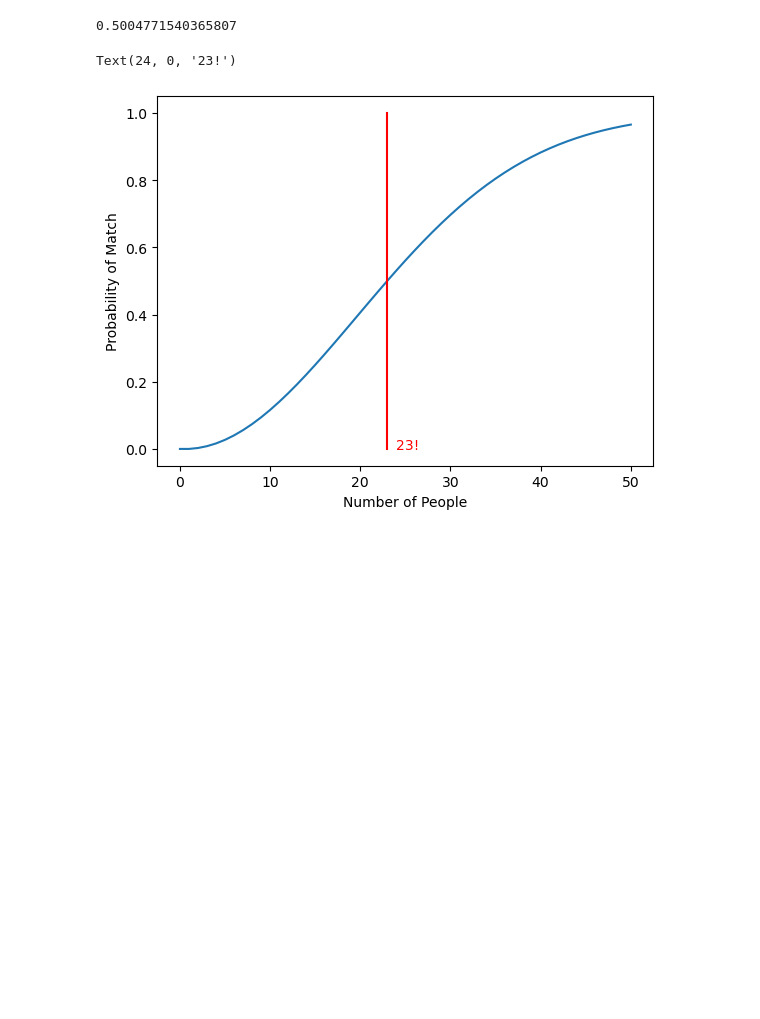
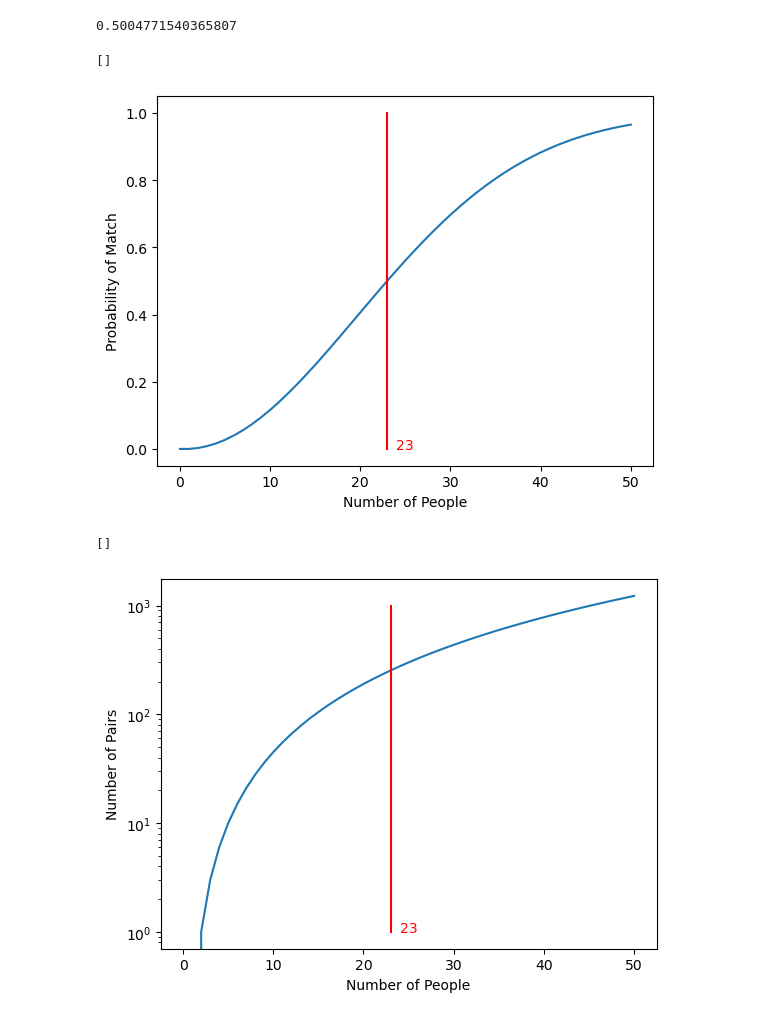
Before and after one commit to flapbat/RandomProjects, a Jupyter notebook: BirthdayProblem.ipynb, the cells around one changed output. Cells and saved outputs as stored; diff of their text form; code cells hidden in the pictures; blank space fills up the shorter version.

```diff
--- a/BirthdayProblem.ipynb
+++ b/BirthdayProblem.ipynb
@@ -18,7 +18,21 @@ plt.plot(ns, probs)
 plt.xlabel("Number of People")
 plt.ylabel("Probability of Match")
 plt.plot([23,23],[0,1], color = "red")
-plt.annotate("23!", xy = (24,0), color = "red")
+plt.annotate("23", xy = (24,0), color = "red")
+plt.plot()
 # %% [output]
-Text(24, 0, '23!')
+[]
 [figure]
+# %%
+ns = np.linspace(0,50, 51)
+num_prs = ns * (ns-1) / 2
+plt.plot(ns, num_prs)
+plt.yscale("log")
+plt.xlabel("Number of People")
+plt.ylabel("Number of Pairs")
+plt.plot([23,23],[10**0,10**3], color = "red")
+plt.annotate("23", xy = (24,1), color = "red")
+plt.plot()
+# %% [output]
+[]
+[figure, added]
```
Also changed, not shown: parts of 2 cells of this notebook, 1 other file.
